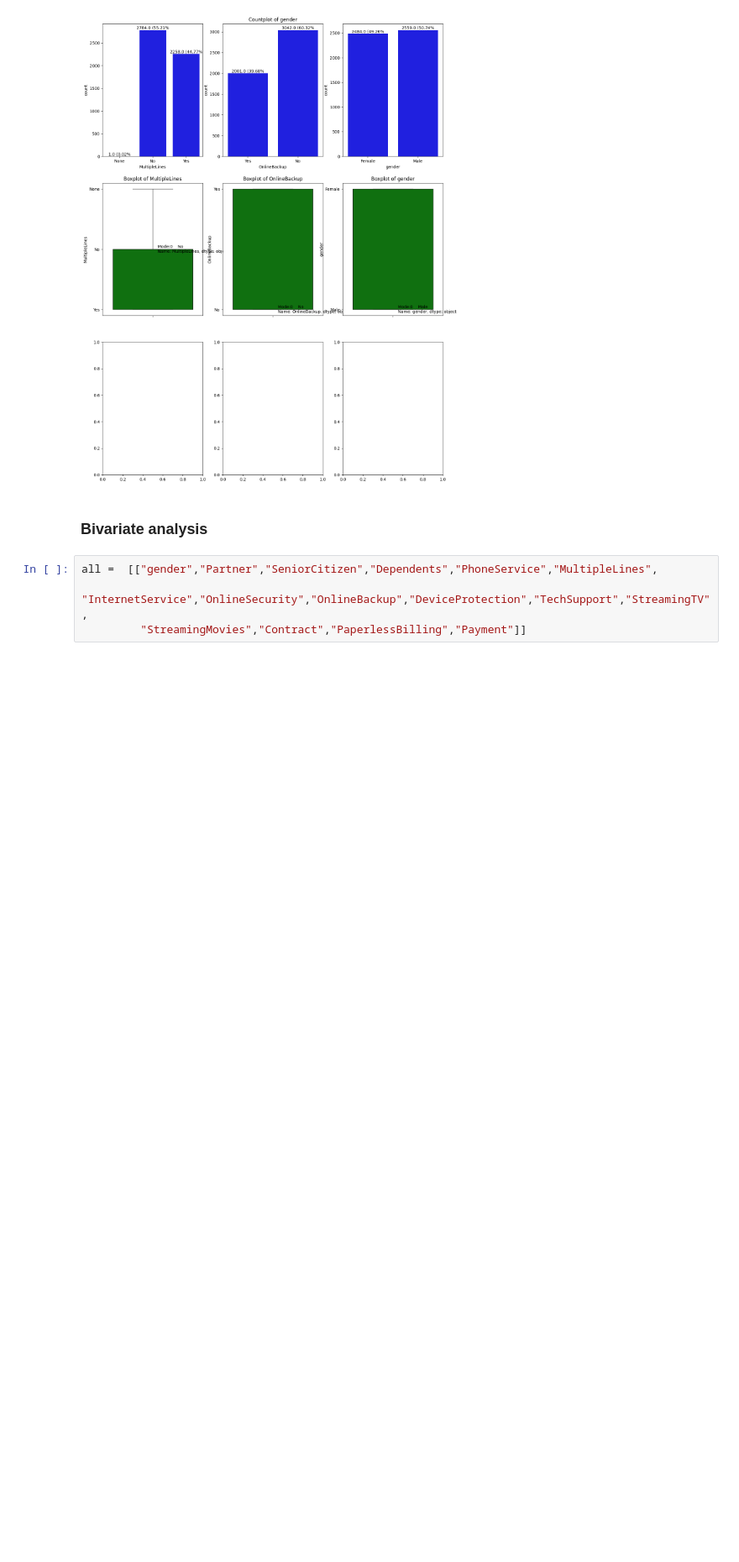
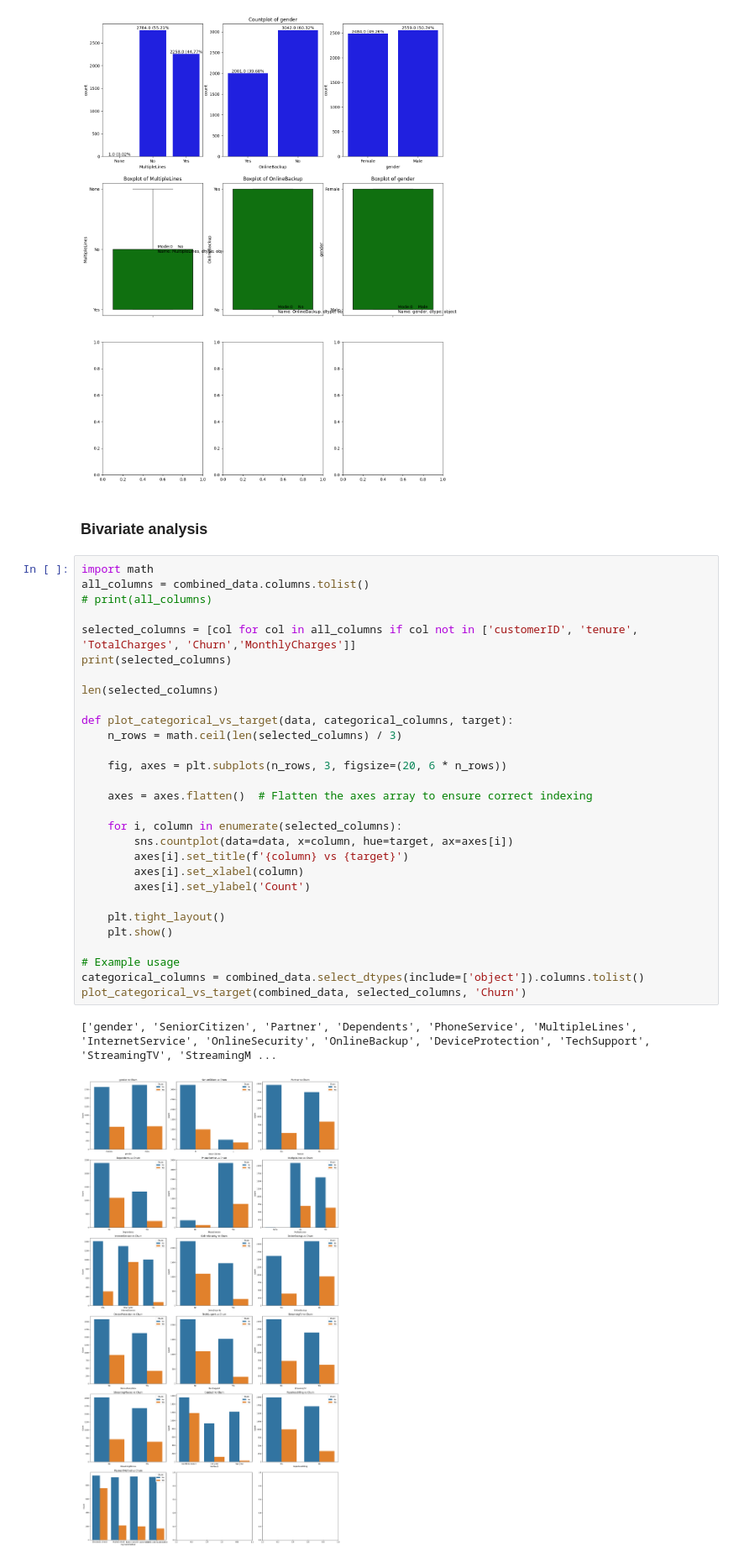
Before and after one commit to mgpacifique/lap_phase_2_chrun_classification-project, a Jupyter notebook: dap_phase2_churn_classification_project.ipynb, the cells around one changed output. Shown at 84% size. Saved outputs shown, nothing was run; the diff lists cells and outputs as text; blank space fills up the shorter version.

```diff
--- a/dap_phase2_churn_classification_project.ipynb
+++ b/dap_phase2_churn_classification_project.ipynb
@@ -554,7 +556,35 @@ visual_cat(combined_data, ['MultipleLines','OnlineBackup','gender'])
 [figure]
 # %% [markdown]
 ### Bivariate analysis
-# %%
-all =  [["gender","Partner","SeniorCitizen","Dependents","PhoneService","MultipleLines",
-         "InternetService","OnlineSecurity","OnlineBackup","DeviceProtection","TechSupport","StreamingTV",
-         "StreamingMovies","Contract","PaperlessBilling","Payment"]]
+# %%
+import math
+all_columns = combined_data.columns.tolist()
+# print(all_columns)
+
+selected_columns = [col for col in all_columns if col not in ['customerID', 'tenure', 'TotalCharges', 'Churn','MonthlyCharges']]
+print(selected_columns)
+
+len(selected_columns)
+
+def plot_categorical_vs_target(data, categorical_columns, target):
+    n_rows = math.ceil(len(selected_columns) / 3)
+
+    fig, axes = plt.subplots(n_rows, 3, figsize=(20, 6 * n_rows))
+
+    axes = axes.flatten()  # Flatten the axes array to ensure correct indexing
+
+    for i, column in enumerate(selected_columns):
+        sns.countplot(data=data, x=column, hue=target, ax=axes[i])
+        axes[i].set_title(f'{column} vs {target}')
+        axes[i].set_xlabel(column)
+        axes[i].set_ylabel('Count')
+
+    plt.tight_layout()
+    plt.show()
+
+# Example usage
+categorical_columns = combined_data.select_dtypes(include=['object']).columns.tolist()
+plot_categorical_vs_target(combined_data, selected_columns, 'Churn')
+# %% [output]
+['gender', 'SeniorCitizen', 'Partner', 'Dependents', 'PhoneService', 'MultipleLines', 'InternetService', 'OnlineSecurity', 'OnlineBackup', 'DeviceProtection', 'TechSupport', 'StreamingTV', 'StreamingM ...
+[figure, added]
```
Also changed, not shown: parts of 12 cells of this notebook.
